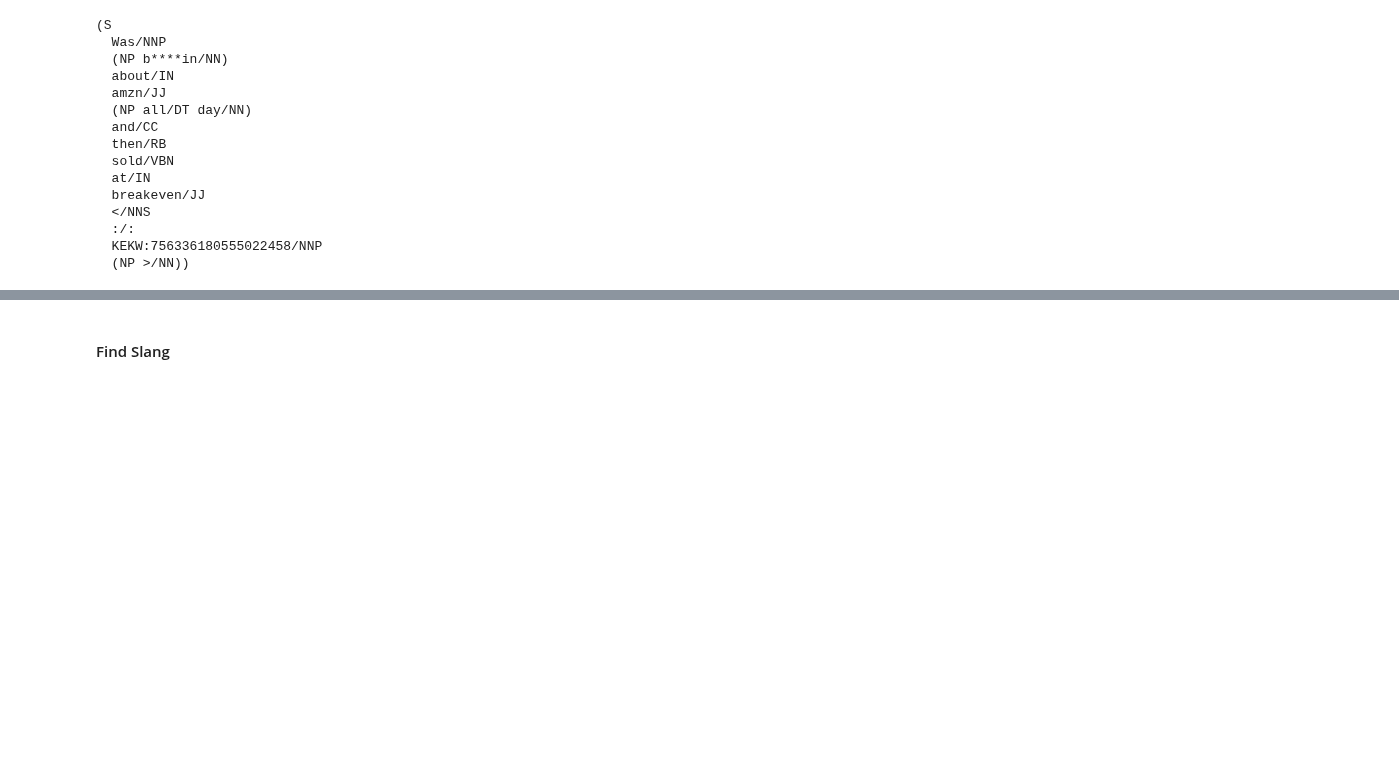
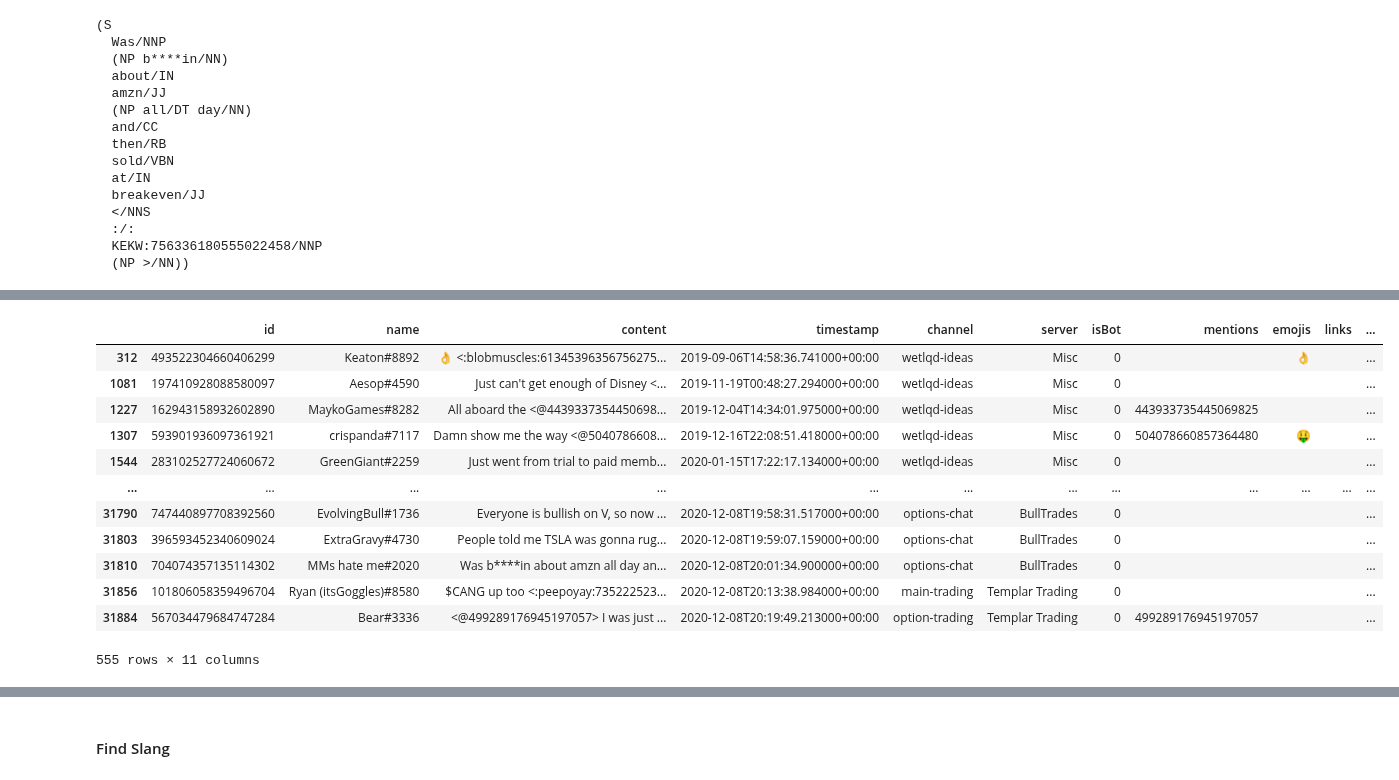
Before and after one commit to kyle-rgb/Discord_Project, a Jupyter notebook: notebooks/Data_Cleaning.ipynb, the cells around one changed output, grey strips where cells are left out. Drawn from its saved outputs; the diff is of its cells as text; code cells hidden in the pictures; blank space fills up the shorter version.

Commit message:
Added Links, Discord Emotes Columns and Function to Add Token-Specific Columns

```diff
--- a/notebooks/Data_Cleaning.ipynb
+++ b/notebooks/Data_Cleaning.ipynb
@@ -871,0 +919,6 @@ tree.draw()
+# %%
+discord_emote_regex = r"<:.+:\d+>"
+# %%
+def add_specialized_token_column(regex, comment_column, new_column_name):
+    total_df.loc[:, new_column_name] = total_df.loc[:, comment_column].apply(lambda x: ",".join([r for r in re.findall(regex, x)]))
+    return total_df
@@ -871,0 +947,2 @@ tree.draw()
+# %%
+total_df_w_new_cols = add_specialized_token_column(discord_emote_regex, "content", "chat_emotes")
@@ -871,0 +969,16 @@ tree.draw()
+# %%
+total_df_w_new_cols[lambda x: (x.chat_emotes!="")]
+# %% [output]
+|  | id | name | content | timestamp | channel | server | isBot | mentions | emojis | links | ... |
+| 312 | 493522304660406299 | Keaton#8892 | 👌 <:blobmuscles:61345396356756275... | 2019-09-06T14:58:36.741000+00:00 | wetlqd-ideas | Misc | 0 |  | 👌 |  | ... |
+| 1081 | 197410928088580097 | Aesop#4590 | Just can't get enough of Disney <... | 2019-11-19T00:48:27.294000+00:00 | wetlqd-ideas | Misc | 0 |  |  |  | ... |
+| 1227 | 162943158932602890 | MaykoGames#8282 | All aboard the <@4439337354450698... | 2019-12-04T14:34:01.975000+00:00 | wetlqd-ideas | Misc | 0 | 443933735445069825 |  |  | ... |
+| 1307 | 593901936097361921 | crispanda#7117 | Damn show me the way <@5040786608... | 2019-12-16T22:08:51.418000+00:00 | wetlqd-ideas | Misc | 0 | 504078660857364480 | 🤑 |  | ... |
+| 1544 | 283102527724060672 | GreenGiant#2259 | Just went from trial to paid memb... | 2020-01-15T17:22:17.134000+00:00 | wetlqd-ideas | Misc | 0 |  |  |  | ... |
+| ... | ... | ... | ... | ... | ... | ... | ... | ... | ... | ... | ... |
+| 31790 | 747440897708392560 | EvolvingBull#1736 | Everyone is bullish on V, so now ... | 2020-12-08T19:58:31.517000+00:00 | options-chat | BullTrades | 0 |  |  |  | ... |
+| 31803 | 396593452340609024 | ExtraGravy#4730 | People told me TSLA was gonna rug... | 2020-12-08T19:59:07.159000+00:00 | options-chat | BullTrades | 0 |  |  |  | ... |
+| 31810 | 704074357135114302 | MMs hate me#2020 | Was b****in about amzn all day an... | 2020-12-08T20:01:34.900000+00:00 | options-chat | BullTrades | 0 |  |  |  | ... |
+| 31856 | 101806058359496704 | Ryan (itsGoggles)#8580 | $CANG up too <:peepoyay:735222523... | 2020-12-08T20:13:38.984000+00:00 | main-trading | Templar Trading | 0 |  |  |  | ... |
+| 31884 | 567034479684747284 | Bear#3336 | <@499289176945197057> I was just ... | 2020-12-08T20:19:49.213000+00:00 | option-trading | Templar Trading | 0 | 499289176945197057 |  |  | ... |
+555 rows × 11 columns
```
Also changed, not shown: parts of 18 cells of this notebook, 1 other file.
